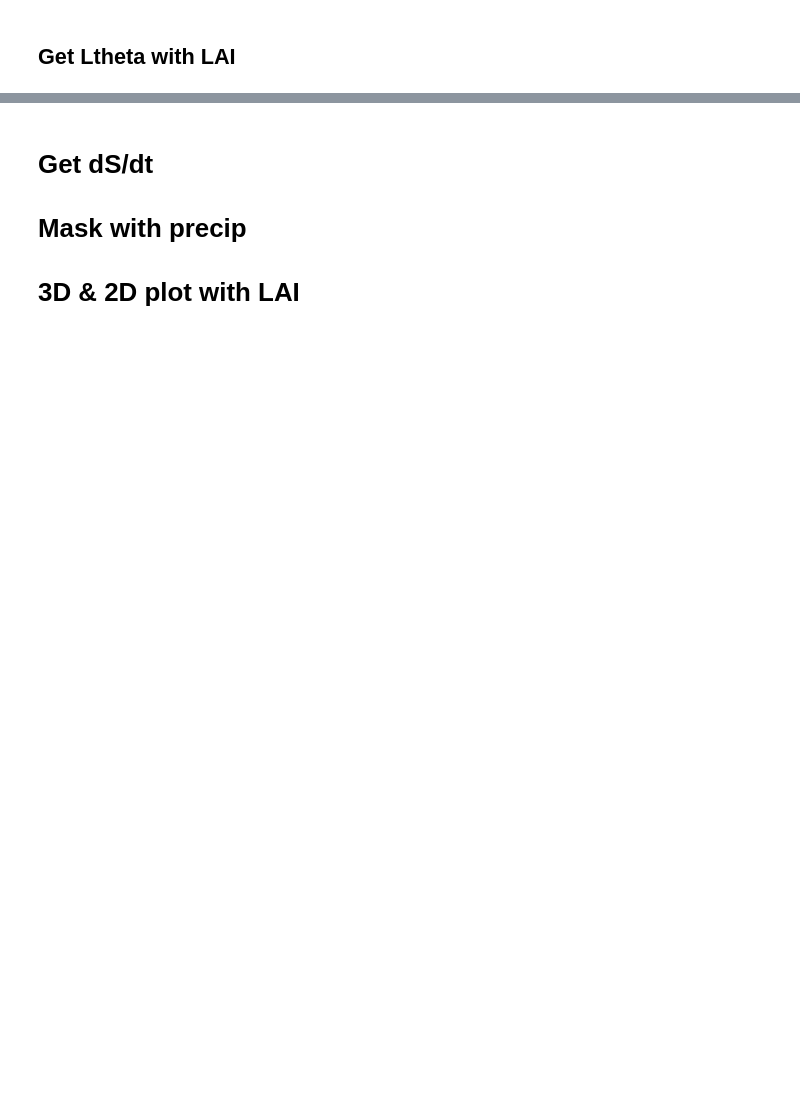
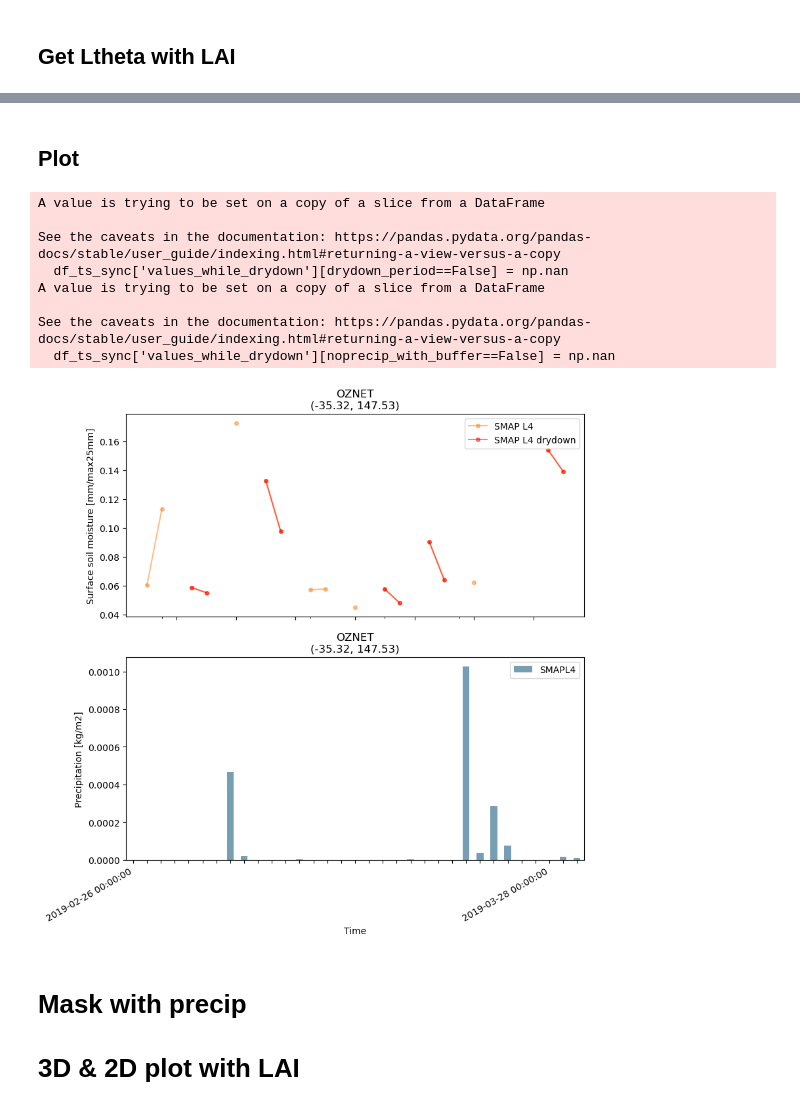
Before and after one commit to RY4GIT/SMSigxSMAP, a Jupyter notebook: 2_code_to_analyze/test_plot_LAIandSMAP_from_appeears_pt_sample.ipynb, the cells around one changed output, grey strips where cells are left out. Saved outputs shown, nothing was run; the diff lists cells and outputs as text; code cells hidden in the pictures; blank space fills up the shorter version.

Commit message:
Plotting S vs dSdt vs MODIS

```diff
--- a/2_code_to_analyze/test_plot_LAIandSMAP_from_appeears_pt_sample.ipynb
+++ b/2_code_to_analyze/test_plot_LAIandSMAP_from_appeears_pt_sample.ipynb
@@ -144,6 +150,10 @@ df_ts_smap_precip['Date'] = pd.to_datetime(df_ts_smap_precip['Date'])
 df_ts_smap_precip.set_index('Date', inplace=True)
 df_ts_smap_precip.plot()
 df_ts_sync = pd.merge(df_ts_sync, df_ts_smap_precip, how='inner', left_index=True, right_index=True)
+
+noprecip = df_ts_smap_precip['precip'] < 0.00002
+df_ts_sync['noprecip'] = noprecip
+
 df_ts_sync
 # %% [output]
 |  | SPL3SMP_E_005_Soil_Moisture_Retri... | SPL3SMP_E_005_Soil_Moisture_Retri... | soil_moisture_smapL3 | SPL4SMGP_006_Geophysical_Data_pre... | ... |
@@ -338,0 +353,5 @@ df_ts_sync
+# %%
+df_ts_sync['dSdt'] = df_ts_sync['soil_moisture_smapL3'].diff()
+df_ts_sync['dSdt'][df_ts_sync['dSdt']>0] = np.nan
+df_ts_sync['dSdt(t+1)'] = df_ts_sync['dSdt'].shift(periods=-1).copy()
+df_ts_sync[['soil_moisture_smapL3','dSdt(t+1)', 'noprecip', 'MODISmeanLAI_SMAPgrid_x']]
@@ -339,5 +381,63 @@ df_ts_sync
+# %% [markdown]
+## Plot
+# %%
+# prep
+lat = target_lat
+lon = target_lon
+
+smap_color = '#ff7f0e'
+precip_color = '#779eb2'
+
+title = f"{network_name}\n({lat:.2f}, {lon:.2f})"
+
+save_title = f"{network_name}_{target_station}"
+# %%
+# Get drydown timeseries for plotting
+df_ts_sync['values_while_drydown'] = df_ts_sync['soil_moisture_smapL3']
+drydown_period = df_ts_sync['dSdt(t+1)'].notna()
+drydown_period = drydown_period.shift(periods=+1) | drydown_period
+df_ts_sync['values_while_drydown'][drydown_period==False] = np.nan
+noprecip_with_buffer = (df_ts_sync['noprecip']==True) | (df_ts_sync['noprecip'].shift(periods=-1)==True)
+df_ts_sync['values_while_drydown'][noprecip_with_buffer==False] = np.nan
+
+# SMAP timeseries
+fig = plt.figure(figsize=(9, 10))
+# fig.subplots(1, 2, sharey=True, sharex=True,  figsize=(10, 5))
+ax1 = fig.add_subplot(2,1,1)
+line1, = ax1.plot(df_ts_sync['soil_moisture_smapL3'], '-o', markersize=4, alpha=0.5, label='SMAP L4', color=smap_color)
+line2, = ax1.plot(df_ts_sync['values_while_drydown'], '-o', markersize=4, alpha=0.5, label='SMAP L4 drydown', color='red')
+xax = ax1.xaxis
+ax1.set_title(title)
+ax1.set_xlabel("Time")
+# ax.set_ylabel("Volumetric soil water content [m^3/m^3]")
+ax1.set_ylabel("Surface soil moisture [mm/max25mm]")
+ax1.legend()
+
+# Precipitation
+ax2 =  fig.add_subplot(2,1,2)
+df_ts_sync['precip'].plot.bar(y='first', ax=ax2, label='SMAPL4', color=precip_color, sharex=ax1)
+ax2.set_title(title)
+ax2.set_xlabel("Time")
+ax2.set_ylabel("Precipitation [kg/m2]")
+ax2.legend()
+for ind, label in enumerate(ax2.get_xticklabels()):
+    if ind % 30 == 0:  # every 10th label is kept
+        label.set_visible(True)
+    else:
+        label.set_visible(False)
+fig.autofmt_xdate()
+fig.savefig(f'../3_data_out/{save_title}_ts.png')
+# %% [output]
+A value is trying to be set on a copy of a slice from a DataFrame
+
+See the caveats in the documentation: https://pandas.pydata.org/pandas-docs/stable/user_guide/indexing.html#returning-a-view-versus-a-copy
+  df_ts_sync['values_while_drydown'][drydown_period==False] = np.nan
+A value is trying to be set on a copy of a slice from a DataFrame
+
+See the caveats in the documentation: https://pandas.pydata.org/pandas-docs/stable/user_guide/indexing.html#returning-a-view-versus-a-copy
+  df_ts_sync['values_while_drydown'][noprecip_with_buffer==False] = np.nan
+[figure, added]
 # %% [markdown]
-# Get dS/dt
 
 
 # Mask with precip
```
Also changed, not shown: parts of 16 cells of this notebook.
